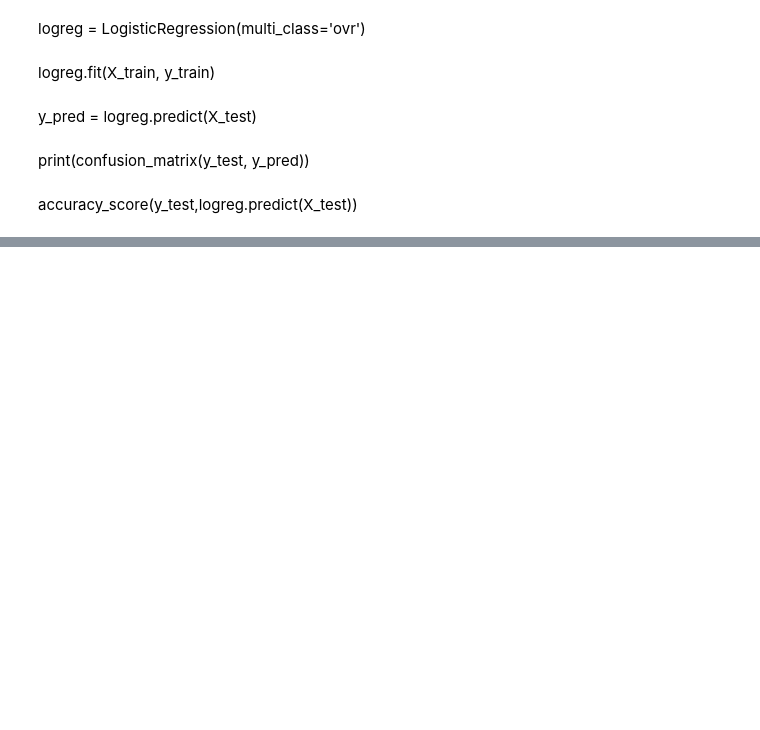
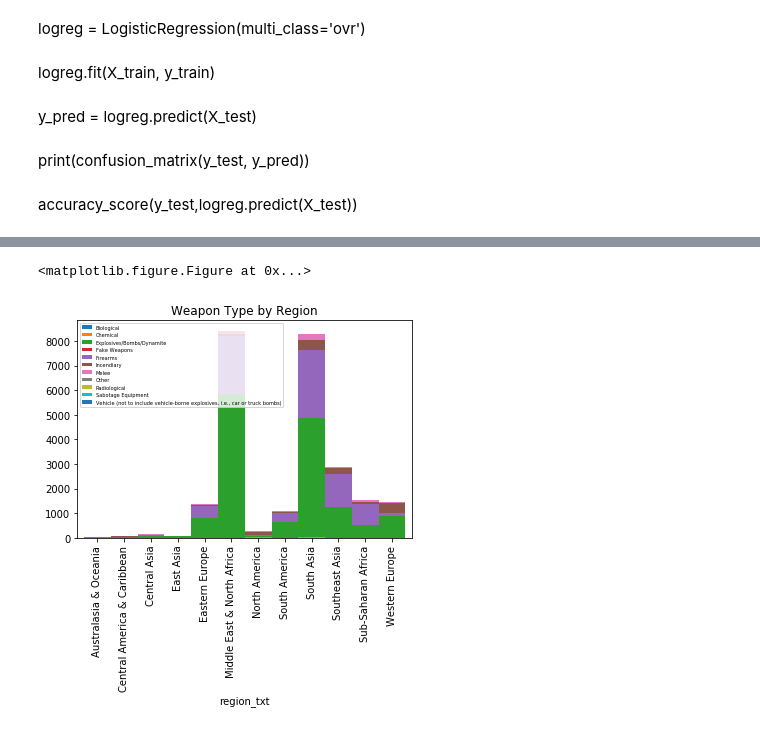
Before and after one commit to bnhim/Stats131Project, a Jupyter notebook: Stats 131 Project.ipynb, the cells around one changed output, grey strips where cells are left out. Saved outputs shown, nothing was run; the diff lists cells and outputs as text; code cells hidden in the pictures; blank space fills up the shorter version.

```diff
--- a/Stats 131 Project.ipynb
+++ b/Stats 131 Project.ipynb
@@ -21,6 +21,6 @@ from sklearn.metrics import roc_curve
 from sklearn.metrics import roc_auc_score
 from sklearn.model_selection import cross_val_score
 # %%
-data = pd.read_csv("~/Desktop/Stats_131_Project/globalterrorism.csv", encoding='ISO-8859-1', low_memory = False)
+data= pd.read_csv("globalterrorismdb_0617dist.csv",encoding='ISO-8859-1', low_memory=False)
 # %%
 data.head()
@@ -232,0 +451,11 @@ print("AUC: {}".format(roc_auc_score(y_test, y_pred_prob)))
+# %%
+#Attack weapon by region
+
+plt.figure(figsize=(10,5))
+plot=pd.crosstab(data2.region_txt, data2.weaptype1_txt).plot.bar(stacked=True, width=1)
+plot.legend(loc=2, prop={'size': 5})
+plt.title('Weapon Type by Region')
+plt.show()
+# %% [output]
+<matplotlib.figure.Figure at 0x...>
+[figure, added]
```
Also changed, not shown: parts of 26 cells of this notebook.
